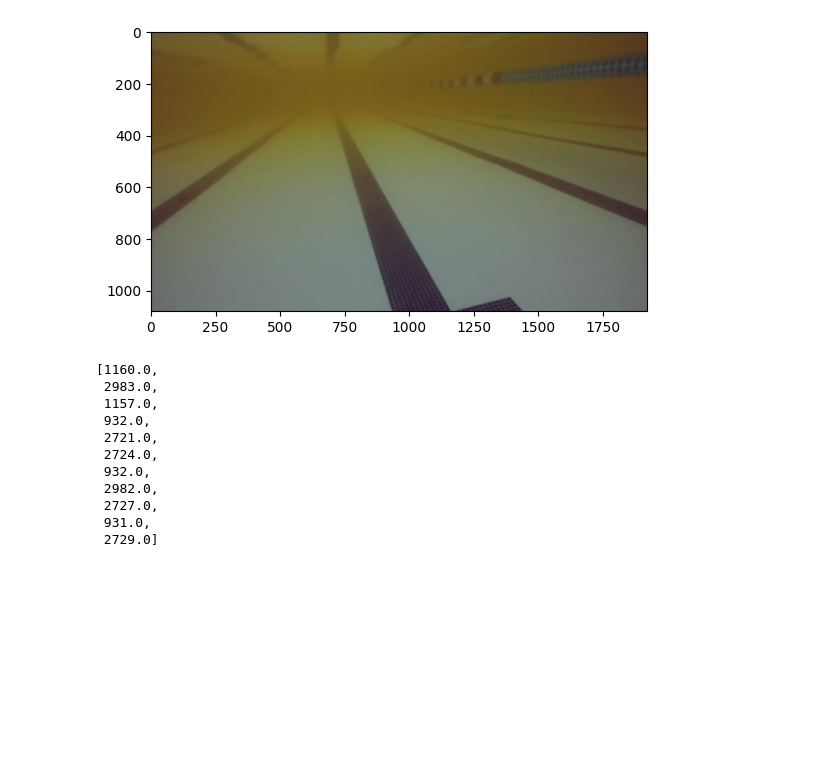
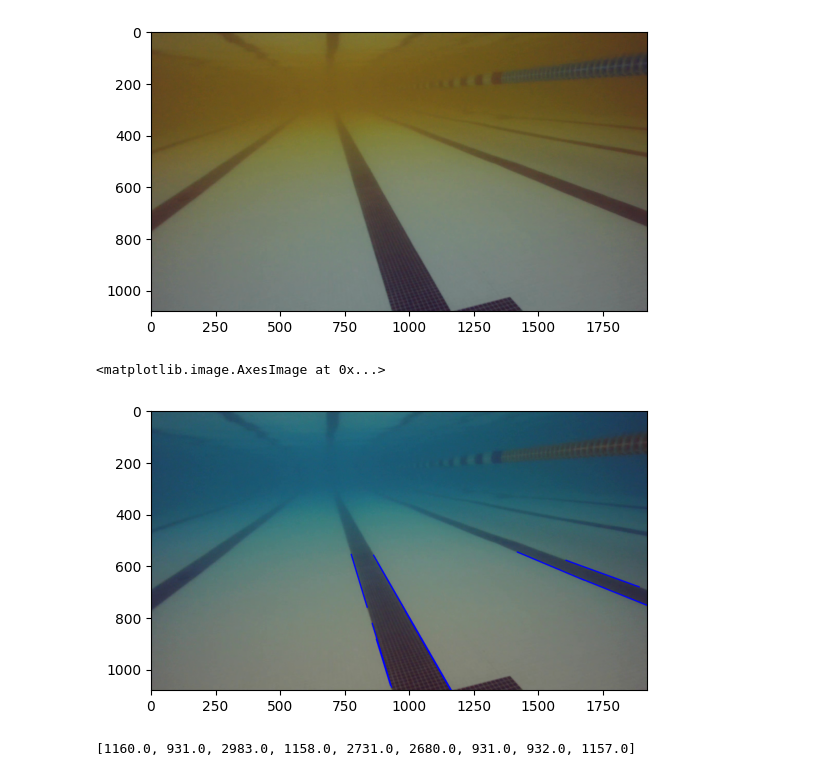
Before and after one commit to TonehavenE/cv-intro, a Jupyter notebook: lane_detection.ipynb, the cells around one changed output. Drawn from its saved outputs; the diff is of its cells as text; code cells hidden in the pictures; blank space fills up the shorter version.

```diff
--- a/lane_detection.ipynb
+++ b/lane_detection.ipynb
@@ -23,3 +16,10 @@ lines = lane_detection.detect_lines(img, 50, 50, 3, 300, 30)
+# %%
+lines = lane_detection.detect_lines(img, 50, 90, 3, 150, 10)
+test_img = lane_detection.draw_lines(img, lines, (255, 0, 0))
+plt.imshow(cv2.cvtColor(test_img, cv2.COLOR_BGR2RGB))
+# %% [output]
+<matplotlib.image.AxesImage at 0x...>
+[figure, added]
 # %%
 # fixed_lines = lane_detection.merge_colinear_lines(lines)
 (slopes, intercept_points) = lane_detection.get_slopes_intercepts(lines)
@@ -27,17 +27,7 @@ x_intercepts = [point[0] for point in intercept_points]
 
 x_intercepts
 # %% [output]
-[1160.0,
- 2983.0,
- 1157.0,
- 932.0,
- 2721.0,
- 2724.0,
- 932.0,
- 2982.0,
- 2727.0,
- 931.0,
- 2729.0]
+[1160.0, 931.0, 2983.0, 1158.0, 2731.0, 2680.0, 931.0, 932.0, 1157.0]
 # %%
 # filtered_lines = lane_detection.merge_colinear_lines(lines)
 filtered_lines = lines
```
Also changed, not shown: parts of 5 cells of this notebook, 1 other file.
